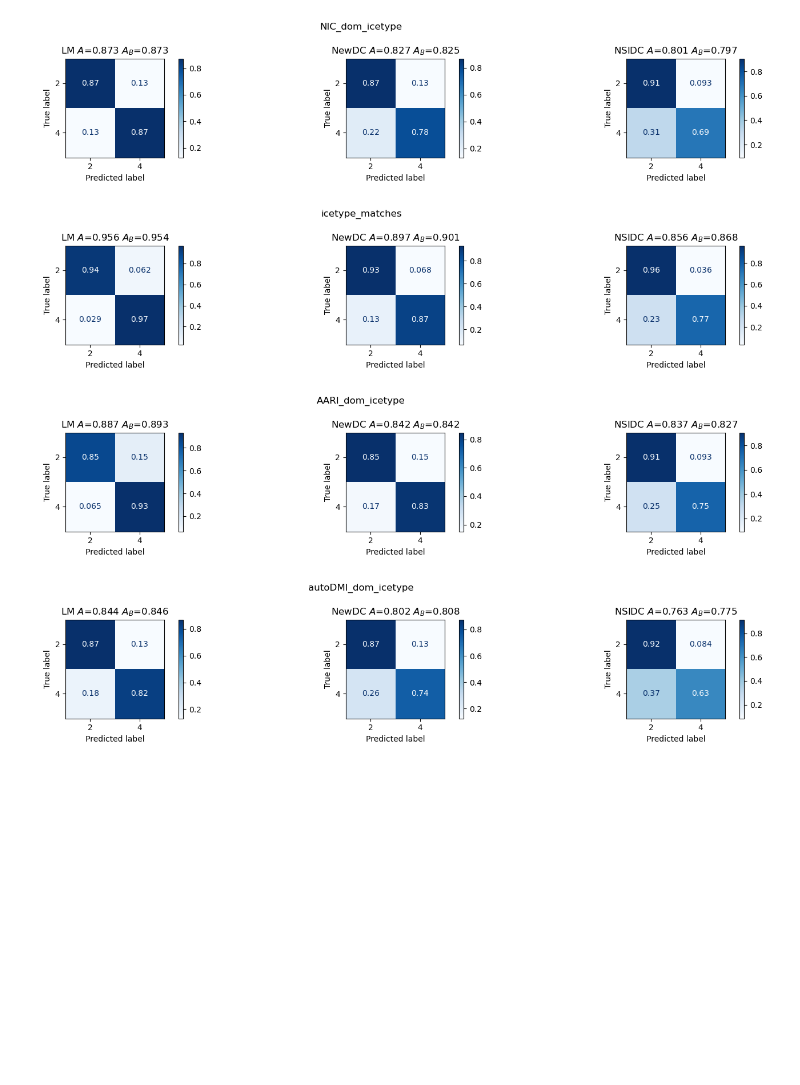
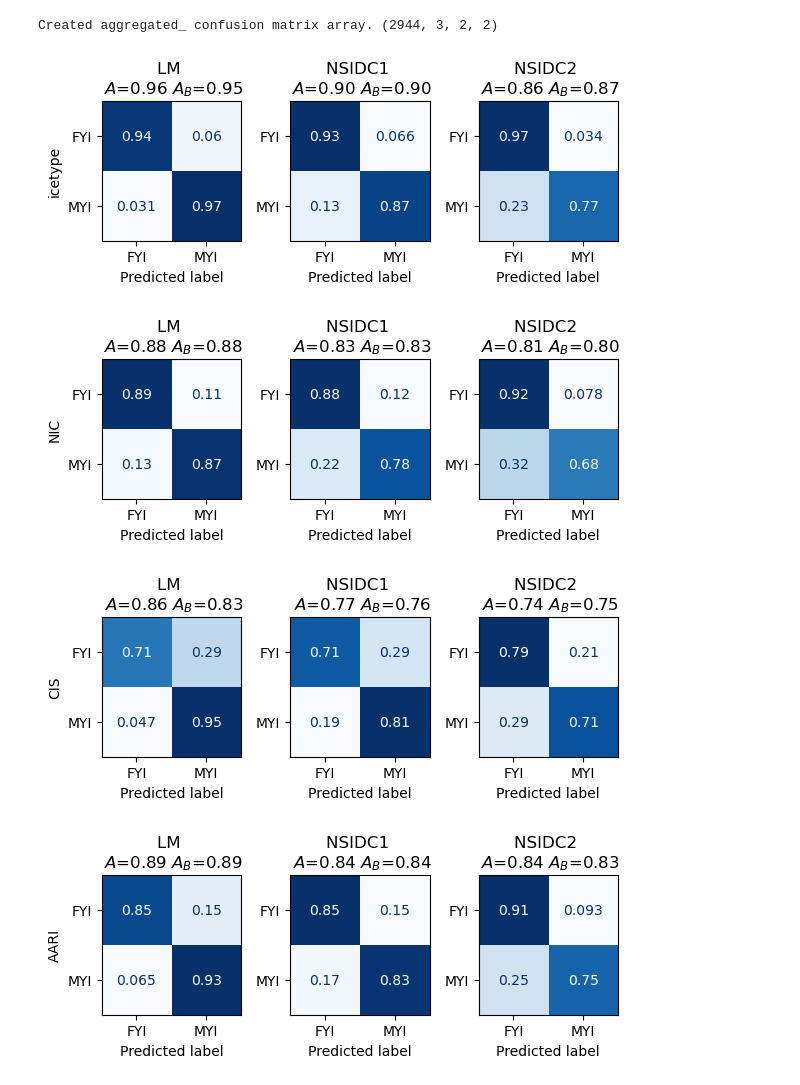
Before and after one commit to esa-sage/sea_ice_age_nsidc, a Jupyter notebook: s_rrdp_comparison.ipynb, the cells around one changed output. Saved outputs shown, nothing was run; the diff lists cells and outputs as text; code cells hidden in the pictures; blank space fills up the shorter version.

```diff
--- a/s_rrdp_comparison.ipynb
+++ b/s_rrdp_comparison.ipynb
@@ -15,10 +16,10 @@ from sklearn.metrics import confusion_matrix, balanced_accuracy_score, accuracy_
 import warnings
 warnings.filterwarnings('error', category=UserWarning)
 # %%
-rrdp_dir = '../SAGE_RRDP/s_rrdp_jan21'
+rrdp_dir = '../SAGE_RRDP/s_rrdp_v01_fv01'
 coll_dir = './collocated'
 
-rrdp_files = sorted(glob.glob(os.path.join(rrdp_dir, '*_N.nc')))
+rrdp_files = sorted(glob.glob(os.path.join(rrdp_dir, '*_N_*.nc')))
 rrdp_dates = [datetime.strptime(os.path.basename(f).split('_')[0], '%Y%m%d') for f in rrdp_files]
 coll_files = [f'{coll_dir}/{d.strftime("%Y")}/lagrangian_{d.strftime("%Y%m%d")}.nc' for d in rrdp_dates]
 rrdp_coll_date_files = [(date, rf, cf) for date, rf, cf in zip(rrdp_dates, rrdp_files, coll_files) if os.path.exists(cf)]
@@ -32,8 +33,8 @@ len(rrdp_coll_date_files), rrdp_coll_date_files[0]
 rrdp_icetypes = ['icetype_matches', 'NIC_dom_icetype', 'autoDMI_dom_icetype', 'AARI_dom_icetype', 'CIS_dom_icetype']
 lagr_algos = ['lm', 'newdc', 'nsidc']
 
-min_size = 2000
-scores = defaultdict(list)
+min_size = 0
+scores_list = defaultdict(list)
 comas = defaultdict(list)
 for date, rf, cf in tqdm(rrdp_coll_date_files):
     ice_type = {}
@@ -78,10 +79,11 @@ for date, rf, cf in tqdm(rrdp_coll_date_files):
         if len(coma_vec) < len(lagr_algos):
             continue
         comas[name].append(coma_vec)
-        scores[name].append((date, *scores_vec, np.sum(comm_mask)))
+        scores_list[name].append((date, *scores_vec, np.sum(comm_mask)))
 # %%
-for name in scores:
-    scores[name] = pd.DataFrame(scores[name], columns=['date', 'acc_lm', 'bac_lm', 'acc_newdc', 'bac_newdc', 'acc_nsidc', 'bac_nsidc', 'count'])
+scores = dict()
+for name in scores_list:
+    scores[name] = pd.DataFrame(scores_list[name], columns=['date', 'acc_lm', 'bac_lm', 'acc_newdc', 'bac_newdc', 'acc_nsidc', 'bac_nsidc', 'count'])
     scores[name].set_index('date', inplace=True)
     comas[name] = np.array(comas[name])  # shape (time, 4, 2, 2)
 # %%
@@ -107,20 +117,38 @@ for name in scores:
+# %%
+comas['aggregated_'] = []
+for name in comas:
+    if name == 'icetype_matches' or name == 'aggregated_' or name == 'combined_':
+        continue
+    mask = (scores[name]['count'] >= min_size) & (scores[name].index.month != 9)
+    comas['aggregated_'].append(comas[name][mask])
+comas['aggregated_'] = np.concatenate(comas['aggregated_'], axis=0)
+print('Created aggregated_ confusion matrix array.', comas['aggregated_'].shape)
+# %% [output]
+Created aggregated_ confusion matrix array. (2944, 3, 2, 2)
 # %%
 for name in comas:
-    alg_labels = ['LM', 'NewDC', 'NSIDC']
-    fig, axs = plt.subplots(1, 3, figsize=(15,3))
+    if name != 'combined_' and name != 'aggregated_':
+        mask = (scores[name]['count'] >= min_size) & (scores[name].index.month != 9)
+    else:
+        mask = np.ones(comas[name].shape[0], dtype=bool)
+    alg_labels = ['LM', 'NSIDC1', 'NSIDC2']
+    fig, axs = plt.subplots(1, 3, figsize=(6,3))
     for i in range(3):
-        coma = comas[name][:, i].sum(axis=0)
+        coma = comas[name][mask, i].sum(axis=0)
         coma_normalized = coma.astype('float') / coma.sum(axis=1)[:, np.newaxis]
-        disp = ConfusionMatrixDisplay(confusion_matrix=coma_normalized, display_labels=[2, 4])
-        disp.plot(ax=axs[i], cmap=plt.cm.Blues)
+        disp = ConfusionMatrixDisplay(confusion_matrix=coma_normalized, display_labels=['FYI', 'MYI'])
+        disp.plot(ax=axs[i], cmap=plt.cm.Blues, colorbar=False)
         accuracy = np.trace(coma) / np.sum(coma)
         balanced_accuracy = np.mean(np.diag(coma_normalized))
-        axs[i].set_title(f'{alg_labels[i]} $A$={accuracy:0.3f} $A_B$={balanced_accuracy:0.3f}')
-    fig.suptitle(name)
+        axs[i].set_title(f'{alg_labels[i]} \n $A$={accuracy:0.2f} $A_B$={balanced_accuracy:0.2f}')
+    axs[0].set_ylabel(name.split("_")[0])
+    axs[1].set_ylabel('')
+    axs[2].set_ylabel('')
+    #fig.suptitle(name.split("_")[0])
     plt.tight_layout()
     plt.show()
 # %% [output]
-[figure, old version]
+[figure, new version]
-[figure, old version]
+[figure, new version]
-[figure, old version]
+[figure, new version]
-[figure, old version]
+[figure, new version]
```
Also changed, not shown: parts of 6 cells of this notebook.
